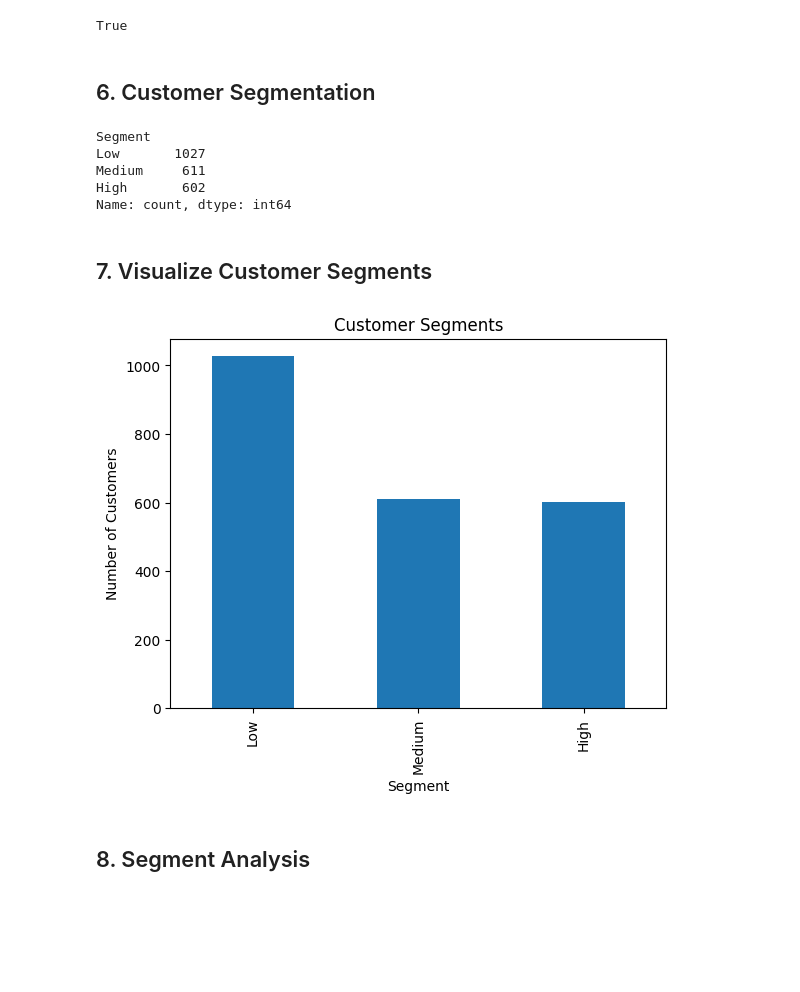
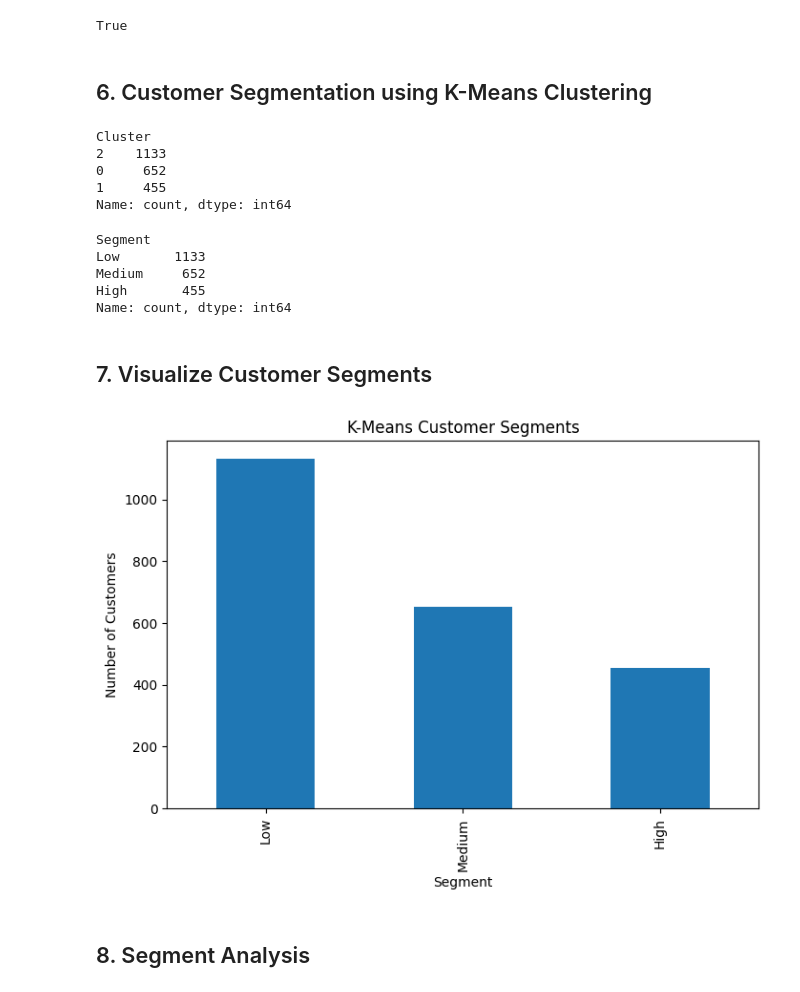
Before and after one commit to Nikitha-30505/SCT_ML_2, a Jupyter notebook: Customer_Personality_Segmentation.ipynb, the cells around one changed output. Cells and saved outputs as stored; diff of their text form; code cells hidden in the pictures; blank space fills up the shorter version.

Commit message:
Updated Task 2 with K-Means Clustering

```diff
--- a/Customer_Personality_Segmentation.ipynb
+++ b/Customer_Personality_Segmentation.ipynb
@@ -98,35 +98,61 @@ print("Total_Spending" in df.columns)
 # %% [output]
 True
 # %% [markdown]
-## 6. Customer Segmentation
+## 6. Customer Segmentation using K-Means Clustering
-# %%
-df["Segment"] = pd.cut(
-    df["Total_Spending"],
-    bins=[-1, 300, 1000, df["Total_Spending"].max()],
-    labels=["Low", "Medium", "High"]
-)
-
-df["Segment"].value_counts()
-# %% [output]
-Segment
-Low       1027
-Medium     611
-High       602
-Name: count, dtype: int64
+# %%
+from sklearn.cluster import KMeans
+from sklearn.preprocessing import StandardScaler
+
+features = df[["Income", "Total_Spending"]]
+
+scaler = StandardScaler()
+scaled_features = scaler.fit_transform(features)
+
+kmeans = KMeans(n_clusters=3, random_state=42)
+
+df["Cluster"] = kmeans.fit_predict(scaled_features)
+
+df["Cluster"].value_counts()
+# %% [output]
+Cluster
+2    1133
+0     652
+1     455
+Name: count, dtype: int64
+# %%
+cluster_spending = df.groupby("Cluster")["Total_Spending"].mean().sort_values()
+
+mapping = {
+    cluster_spending.index[0]: "Low",
+    cluster_spending.index[1]: "Medium",
+    cluster_spending.index[2]: "High"
+}
+
+df["Segment"] = df["Cluster"].map(mapping)
+
+df["Segment"].value_counts()
+# %% [output]
+Segment
+Low       1133
+Medium     652
+High       455
+Name: count, dtype: int64
 # %% [markdown]
 ## 7. Visualize Customer Segments
 # %%
 import matplotlib.pyplot as plt
 
-df["Segment"].value_counts().plot(kind="bar")
+df["Segment"].value_counts().plot(
+    kind="bar",
+    figsize=(8,5)
+)
 
-plt.title("Customer Segments")
+plt.title("K-Means Customer Segments")
 plt.xlabel("Segment")
 plt.ylabel("Number of Customers")
-
 plt.show()
 # %% [output]
-[figure, old version]
+[figure, new version]
 # %% [markdown]
 ## 8. Segment Analysis
 # %%
```
Also changed, not shown: parts of 1 cell of this notebook.
